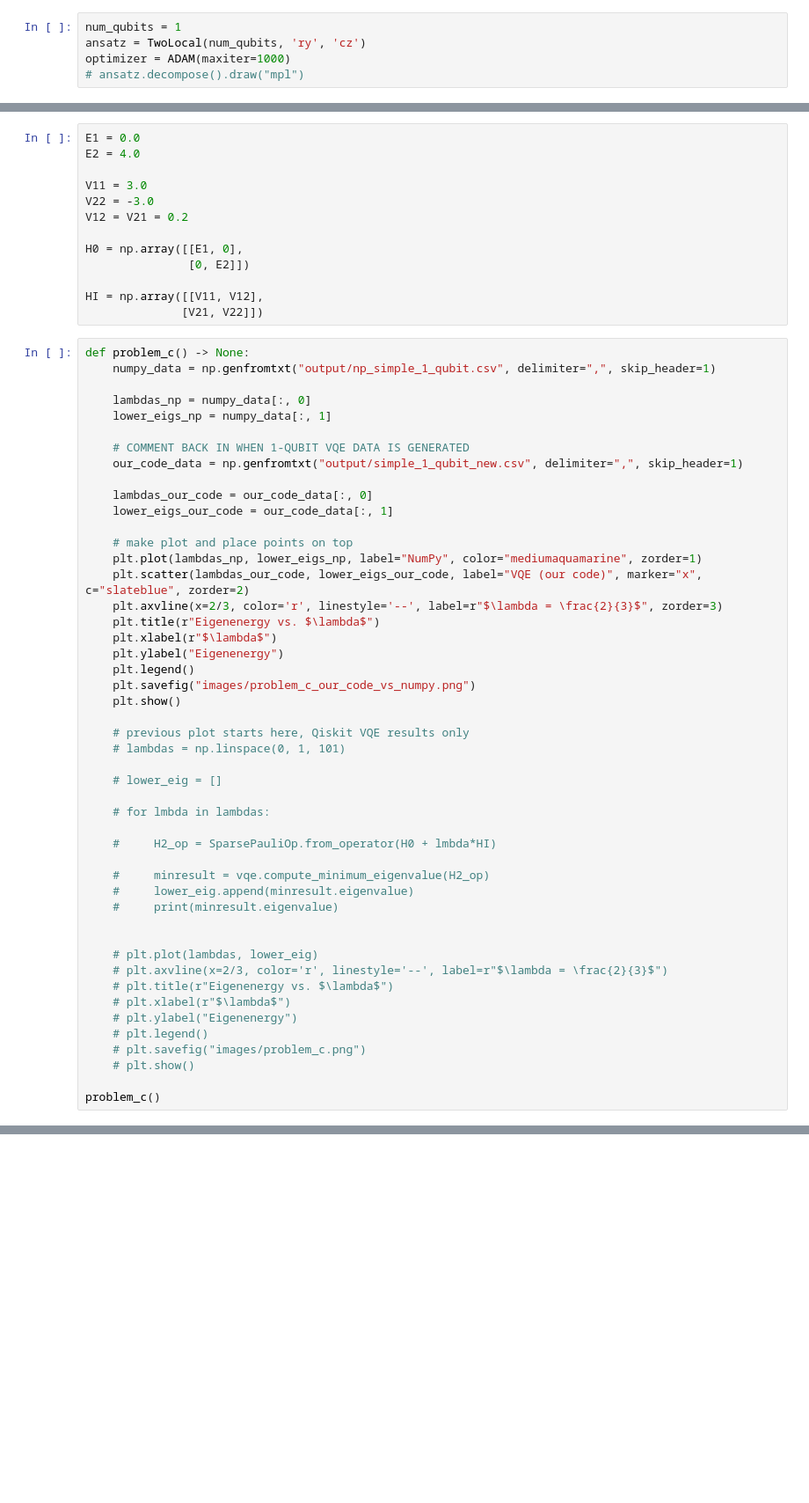
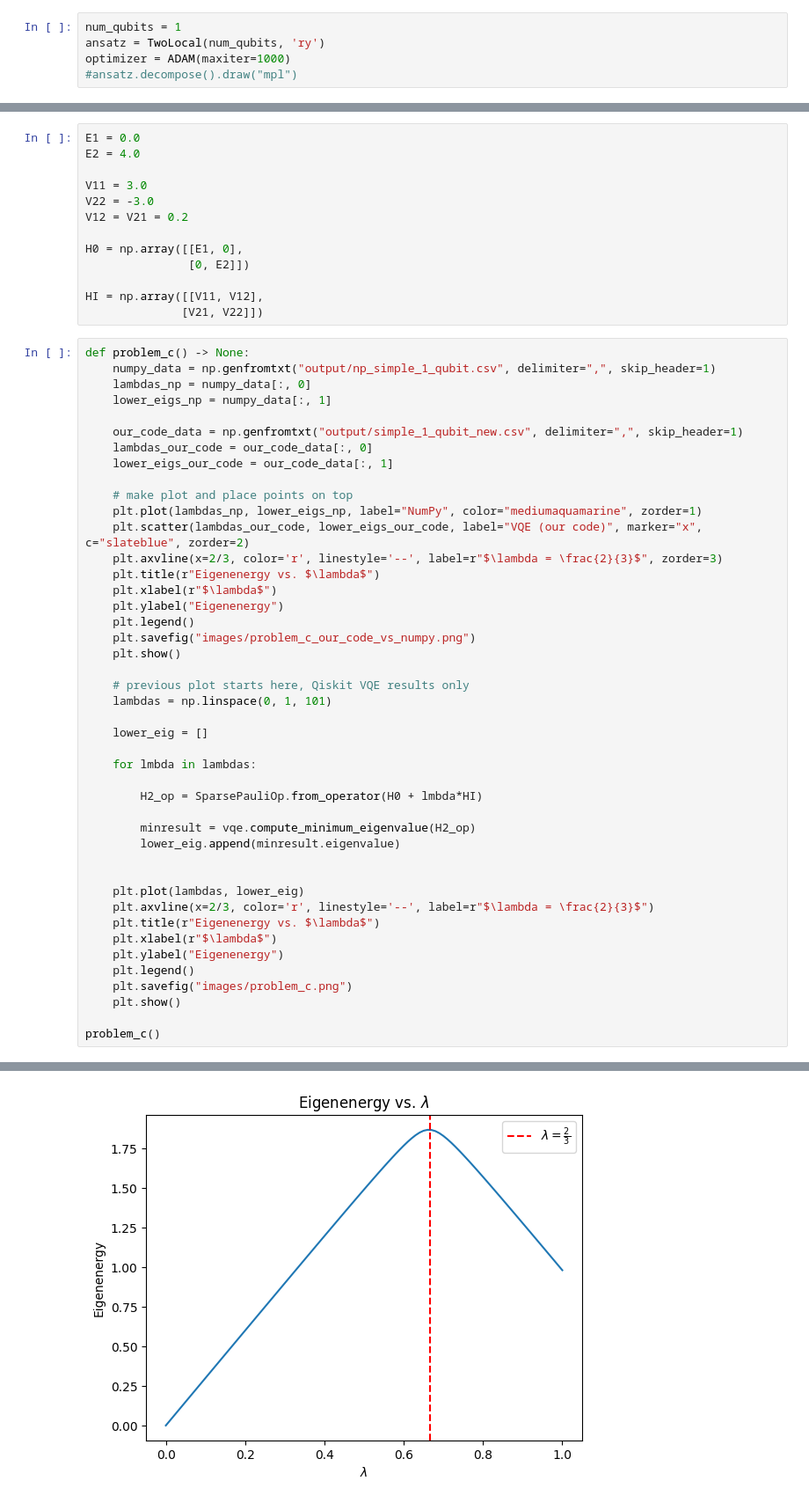
Before and after one commit to carlfre/fys5419-project-1, a Jupyter notebook: problem_c.ipynb, the cells around one changed output, grey strips where cells are left out. Shown: that part at 88% size. Cells and saved outputs as stored; diff of their text form; blank space fills up the shorter version.

```diff
--- a/problem_c.ipynb
+++ b/problem_c.ipynb
@@ -8,9 +8,9 @@ import numpy as np
 import matplotlib.pyplot as plt
 # %%
 num_qubits = 1
-ansatz = TwoLocal(num_qubits, 'ry', 'cz')
+ansatz = TwoLocal(num_qubits, 'ry')
 optimizer = ADAM(maxiter=1000)
-# ansatz.decompose().draw("mpl")
+#ansatz.decompose().draw("mpl")
 # %%
 estimator = Estimator()
 vqe = VQE(estimator, ansatz, optimizer)
@@ -30,50 +30,47 @@ HI = np.array([[V11, V12],
 # %%
 def problem_c() -> None:
     numpy_data = np.genfromtxt("output/np_simple_1_qubit.csv", delimiter=",", skip_header=1)
-
     lambdas_np = numpy_data[:, 0]
     lower_eigs_np = numpy_data[:, 1]
 
-    # COMMENT BACK IN WHEN 1-QUBIT VQE DATA IS GENERATED
     our_code_data = np.genfromtxt("output/simple_1_qubit_new.csv", delimiter=",", skip_header=1)
-
     lambdas_our_code = our_code_data[:, 0]
     lower_eigs_our_code = our_code_data[:, 1]
 
     # make plot and place points on top
     plt.plot(lambdas_np, lower_eigs_np, label="NumPy", color="mediumaquamarine", zorder=1)
     plt.scatter(lambdas_our_code, lower_eigs_our_code, label="VQE (our code)", marker="x", c="slateblue", zorder=2)
     plt.axvline(x=2/3, color='r', linestyle='--', label=r"$\lambda = \frac{2}{3}$", zorder=3)
     plt.title(r"Eigenenergy vs. $\lambda$")
     plt.xlabel(r"$\lambda$")
     plt.ylabel("Eigenenergy")
     plt.legend()
     plt.savefig("images/problem_c_our_code_vs_numpy.png")
     plt.show()
 
     # previous plot starts here, Qiskit VQE results only
-    # lambdas = np.linspace(0, 1, 101)
+    lambdas = np.linspace(0, 1, 101)
 
-    # lower_eig = []
+    lower_eig = []
 
-    # for lmbda in lambdas:
+    for lmbda in lambdas:
 
-    #     H2_op = SparsePauliOp.from_operator(H0 + lmbda*HI)
+        H2_op = SparsePauliOp.from_operator(H0 + lmbda*HI)
 
-    #     minresult = vqe.compute_minimum_eigenvalue(H2_op)
-    #     lower_eig.append(minresult.eigenvalue)
-    #     print(minresult.eigenvalue)
+        minresult = vqe.compute_minimum_eigenvalue(H2_op)
+        lower_eig.append(minresult.eigenvalue)
 
 
-    # plt.plot(lambdas, lower_eig)
-    # plt.axvline(x=2/3, color='r', linestyle='--', label=r"$\lambda = \frac{2}{3}$")
-    # plt.title(r"Eigenenergy vs. $\lambda$")
-    # plt.xlabel(r"$\lambda$")
-    # plt.ylabel("Eigenenergy")
-    # plt.legend()
-    # plt.savefig("images/problem_c.png")
-    # plt.show()
+    plt.plot(lambdas, lower_eig)
+    plt.axvline(x=2/3, color='r', linestyle='--', label=r"$\lambda = \frac{2}{3}$")
+    plt.title(r"Eigenenergy vs. $\lambda$")
+    plt.xlabel(r"$\lambda$")
+    plt.ylabel("Eigenenergy")
+    plt.legend()
+    plt.savefig("images/problem_c.png")
+    plt.show()
 
 problem_c()
 # %% [output]
 [figure]
+[figure, added]
```
Also changed, not shown: 8 other files.
